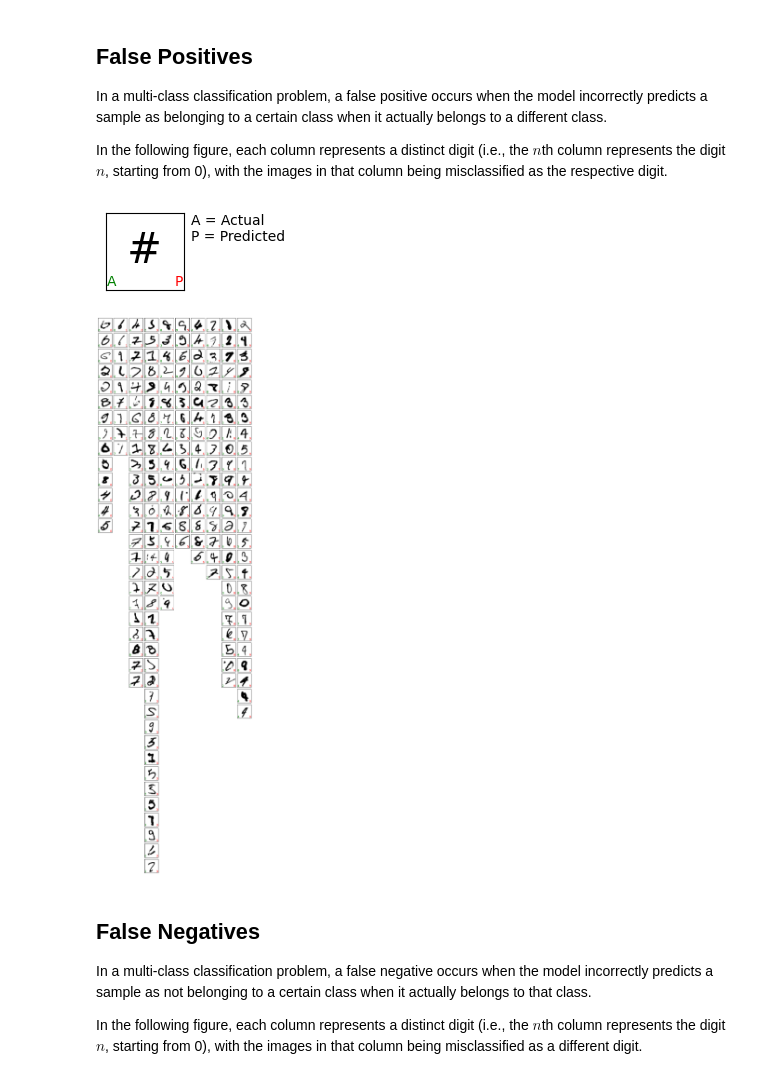
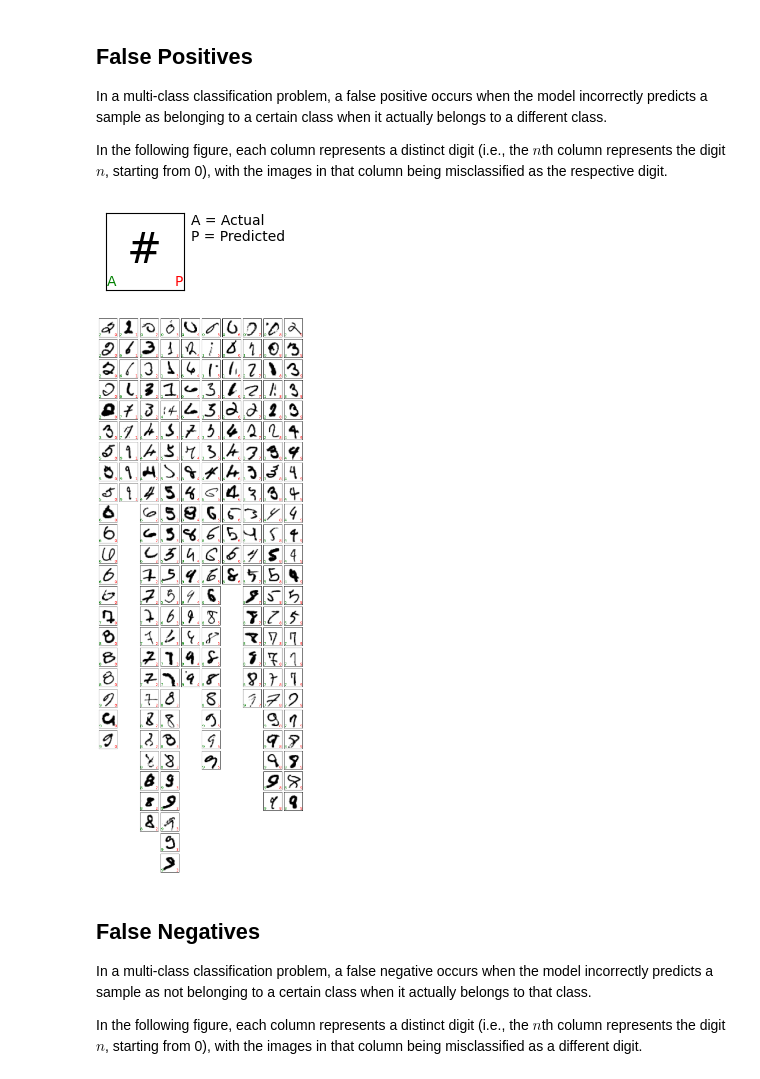
Before and after one commit to jagraves21/NeuralNetworks, a Jupyter notebook: MNIST/Classification/ANN.ipynb, the cells around one changed output. Saved outputs shown, nothing was run; the diff lists cells and outputs as text; code cells hidden in the pictures.

```diff
--- a/MNIST/Classification/ANN.ipynb
+++ b/MNIST/Classification/ANN.ipynb
@@ -604,27 +657,0 @@ More specifically, a dictionary &mdash; named `logs` &mdash; is initialized to s
-# %%
-logs = dict()
-
-# notify each callback of the beginning of training
-ann.to(device).eval()
-for callback in callbacks:
-    callback.on_training_start(n_epochs, ann, logs)
-
-for epoch in range(1,n_epochs+1):
-    for mini_batch,(x_train,y_train) in enumerate(training_dataloader, 1):
-        ann.to(device).train()
-        x_train, y_train = x_train.to(device), y_train.to(device)
-        optimizer.zero_grad()
-        y_pred = ann(x_train)
-        loss = loss_fn(y_pred, y_train)
-        loss.backward()
-        optimizer.step()
-
-        # notify each callback of the mini batch
-        ann.to(device).eval()
-        for callback in callbacks:
-            callback.on_mini_batch_end(epoch, mini_batch, len(training_dataloader), len(x_train), loss.item(), ann, logs)
-
-    # notify each callback of the end of epoch
-    ann.to(device).eval()
-    for callback in callbacks:
-        callback.on_epoch_end(epoch, ann, logs)
@@ -702,7 +744,7 @@ def plot_misclassifications(misclassifications):
 To evaluate the network's performance, we must obtain predictions for both the training and validation samples. Recall that our neural network generates logits, which can be passed through the softmax function to obtain the probabilities of each sample belonging to one of the ten digits. By selecting the digit with the highest corresponding probability, we can derive a single prediction for each associated sample. However, to reduce the computational load, we can bypass the use of softmax and directly select the digit with the highest corresponding logit.
 # %%
 with torch.no_grad():
-    ann = ann.to(device).eval()
+    ann.to(device).eval()
     training_predictions = ann(
         torch.from_numpy(training_images.astype(np.float32)).to(device)
     ).to("cpu").numpy().argmax(axis=1)
@@ -736,18 +778,18 @@ In the following figure, each column represents a distinct digit (i.e., the $n$t
 # %%
 misclassified_images = list()
 miscalssified_idx = validation_labels != validation_predictions
 for digit in range(10):
     digit_idx = validation_predictions == digit
-    sorted_idx = np.argsort(validation_predictions[miscalssified_idx & digit_idx])
+    sorted_idx = np.argsort(validation_labels[miscalssified_idx & digit_idx])
     idx = np.arange(len(validation_predictions))[miscalssified_idx & digit_idx][sorted_idx]
     misclassified_images.append(
         list(zip(validation_images[idx], validation_labels[idx], validation_predictions[idx] ))
     )
 
 plot_misclassifications(misclassified_images)
 # %% [output]
 [figure]
-[figure, old version]
+[figure, new version]
 # %% [markdown]
 ## False Negatives
 
```
Also changed, not shown: parts of 19 cells of this notebook.
